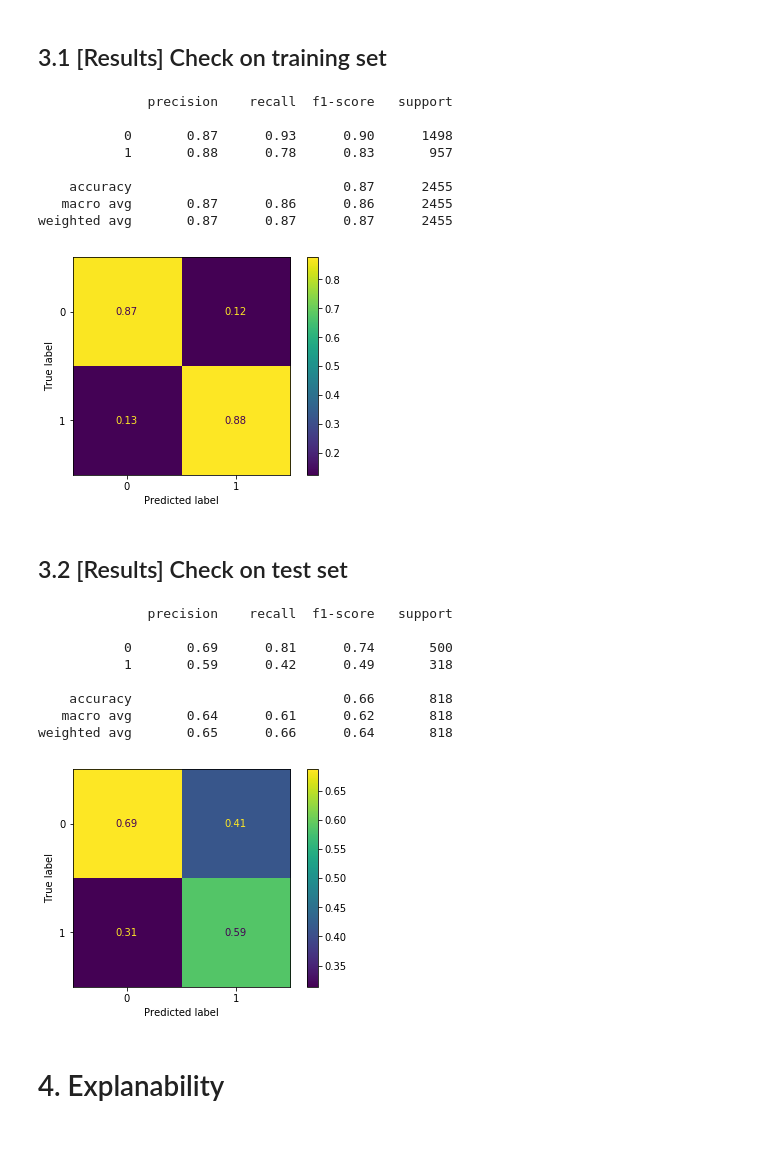
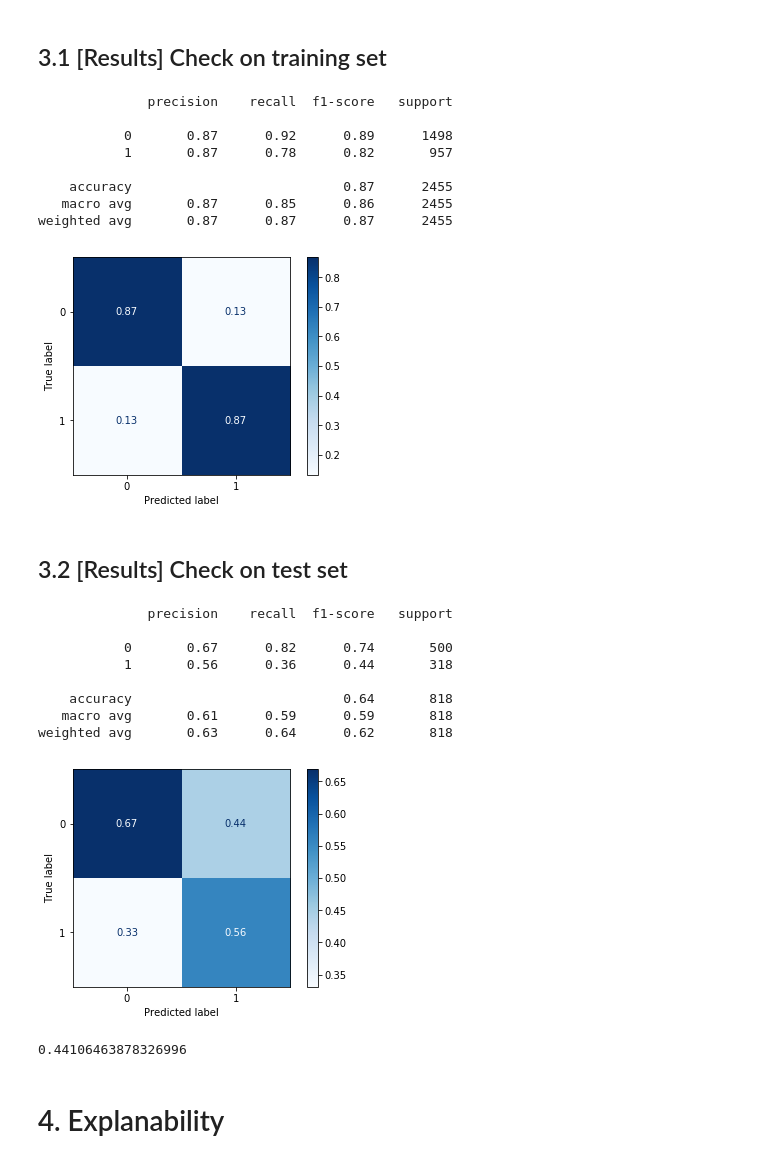
Before and after one commit to ArianeDlns/ML-Drinking_Water_Potability, a Jupyter notebook: Pipeline.ipynb, the cells around one changed output. Saved outputs shown, nothing was run; the diff lists cells and outputs as text; code cells hidden in the pictures.

```diff
--- a/Pipeline.ipynb
+++ b/Pipeline.ipynb
@@ -167,7 +170,7 @@ Detailed results for this classifier can be found [here]()
 from sklearn.base import BaseEstimator, ClassifierMixin
 def oms_recommendation(row):
     """Check the OMS recommendations."""
-    return int(6.5 <= row[1] <= 8.5 and row[7] <= 80)
+    return int(6.5 <= row[1] <= 8.5 and row[5] <= 400 and row[7] <= 80)
 
 scores = {"name": "OMS"}
 class OMSClassifier(BaseEstimator, ClassifierMixin):
@@ -180,7 +183,8 @@ class OMSClassifier(BaseEstimator, ClassifierMixin):
         pass
     def predict(self, X):
         X_copy = self.scaler.inverse_transform(X, copy=True)
-        return np.logical_and(6.5<X_copy[:,0], X_copy[:,0]<8.6, X_copy[:,7]<=80).astype(int)
+        return np.logical_and(np.logical_and(6.5<X_copy[:,0], X_copy[:,0]<8.6, X_copy[:,7]<=80)
+                              , X_copy[:,5]<400).astype(int)
 # %% [markdown]
 Then we compare the 11 selected models based on the accuracy, f1-score and precision :
 - OMSClassifier
@@ -219,14 +223,14 @@ from sklearn.ensemble import (
 
 models = [
     OMSClassifier(transformer.named_steps["Scaler"]),
-    DummyClassifier(),
+    DummyClassifier(strategy = 'stratified'),
     DecisionTreeClassifier(max_depth=7),
-    LogisticRegression(),
+    LogisticRegression(class_weight = 'balanced'),
     SVC(),
     KNeighborsClassifier(),
     GaussianNB(),
     RandomForestClassifier(),
-    ExtraTreesClassifier(n_estimators=10),
+    ExtraTreesClassifier(n_estimators=20),
     AdaBoostClassifier(),
     GradientBoostingClassifier(),
 ]
@@ -533,19 +538,19 @@ from sklearn.metrics import (
 # %%
 y_train_pred = pipeline.predict(X_train)
 
 print(classification_report(y_train, y_train_pred))
 
-ConfusionMatrixDisplay(confusion_matrix(y_train, y_train_pred, normalize="pred")).plot();
+ConfusionMatrixDisplay(confusion_matrix(y_train, y_train_pred, normalize="pred")).plot(cmap='Blues');
 # %% [output]
               precision    recall  f1-score   support
 
-           0       0.87      0.93      0.90      1498
-           1       0.88      0.78      0.83       957
+           0       0.87      0.92      0.89      1498
+           1       0.87      0.78      0.82       957
 
     accuracy                           0.87      2455
-   macro avg       0.87      0.86      0.86      2455
+   macro avg       0.87      0.85      0.86      2455
 weighted avg       0.87      0.87      0.87      2455
-[figure, old version]
+[figure, new version]
 # %% [markdown]
 ## 3.2 [Results]  Check on test set
 # %%
@@ -553,17 +558,21 @@ y_test_pred = pipeline.predict(X_test)
 
 print(classification_report(y_test, y_test_pred))
 
-ConfusionMatrixDisplay(confusion_matrix(y_test, y_test_pred, normalize="pred")).plot();
+ConfusionMatrixDisplay(confusion_matrix(y_test, y_test_pred, normalize="pred")).plot(cmap='Blues');
 # %% [output]
               precision    recall  f1-score   support
 
-           0       0.69      0.81      0.74       500
-           1       0.59      0.42      0.49       318
+           0       0.67      0.82      0.74       500
+           1       0.56      0.36      0.44       318
 
-    accuracy                           0.66       818
-   macro avg       0.64      0.61      0.62       818
-weighted avg       0.65      0.66      0.64       818
+    accuracy                           0.64       818
+   macro avg       0.61      0.59      0.59       818
+weighted avg       0.63      0.64      0.62       818
-[figure, old version]
+[figure, new version]
+# %%
+f1_score(y_test,y_test_pred)
+# %% [output]
+0.44106463878326996
 # %% [markdown]
 # 4. Explanability
 # %% [markdown]
```
Also changed, not shown: parts of 10 cells of this notebook.
